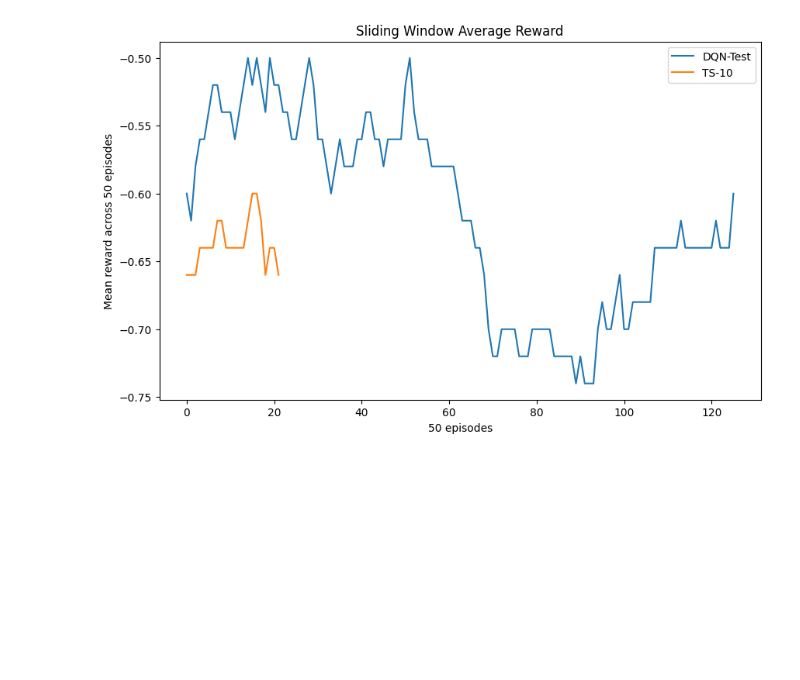
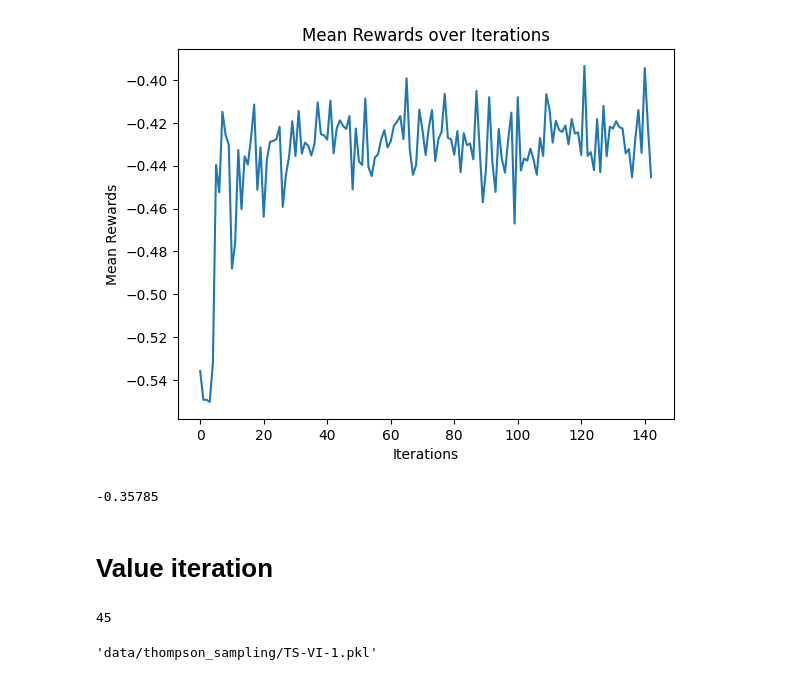
Before and after one commit to luisastue/hc-rl-thompson-sampling, a Jupyter notebook: sepsis/custom_sepsis/src/custom_sepsis/trmat_factored_ts.ipynb, the cells around one changed output. Cells and saved outputs as stored; diff of their text form; code cells hidden in the pictures; blank space fills up the shorter version.

```diff
--- a/sepsis/custom_sepsis/src/custom_sepsis/trmat_factored_ts.ipynb
+++ b/sepsis/custom_sepsis/src/custom_sepsis/trmat_factored_ts.ipynb
@@ -37,7 +27,7 @@ nr_episodes = 1
 for _ in range(nr_iterations):
     tr = transition_model_factored(*state_counts)
     env = TrModelEnv(tr)
-    model_training.retrain(env, 1000)
+    model_training = train_dqn(env=env, nr_iter=10000, name="TS")
     policy = model_training.get_policy()
     policies.append(policy)
     # Run episodes with the current policy
@@ -69,4 +54,0 @@ plot_rewards([model_training], model_training.nr_iterations, 1000)
-# %%
-plot_rewards([dqn_training, ts_eval,], 50000, 50)
-# %% [output]
-[figure, removed]
@@ -72,0 +57,12 @@ plot_rewards([dqn_training, ts_eval,], 50000, 50)
+# %%
+mean_rewards = []
+for policy in policies:
+    mean_rewards.append(evaluate_policy(policy, 5000))
+# %%
+plt.plot(mean_rewards)
+plt.xlabel('Iterations')
+plt.ylabel('Mean Rewards')
+plt.title('Mean Rewards over Iterations')
+plt.show()
+# %% [output]
+[figure, added]
@@ -72,0 +71,6 @@ plot_rewards([dqn_training, ts_eval,], 50000, 50)
+# %%
+model_training.evaluate_policy(100000)
+# %% [output]
+-0.35785
+# %% [markdown]
+# Value iteration
@@ -72,0 +97,9 @@ plot_rewards([dqn_training, ts_eval,], 50000, 50)
+# %%
+len(episodes_VI)
+# %% [output]
+45
+# %%
+ts_eval_VI = ThompsonSampling(len(episodes_VI), episodes_VI, "TS-VI-1", {"description": f"Running {nr_episodes} episodes per iteration. Updating the policy upon each iteration.", "optimization": "Value iteration", })
+ts_eval_VI.save()
+# %% [output]
+'data/thompson_sampling/TS-VI-1.pkl'
```
Also changed, not shown: parts of 16 cells of this notebook, 37 other files.
